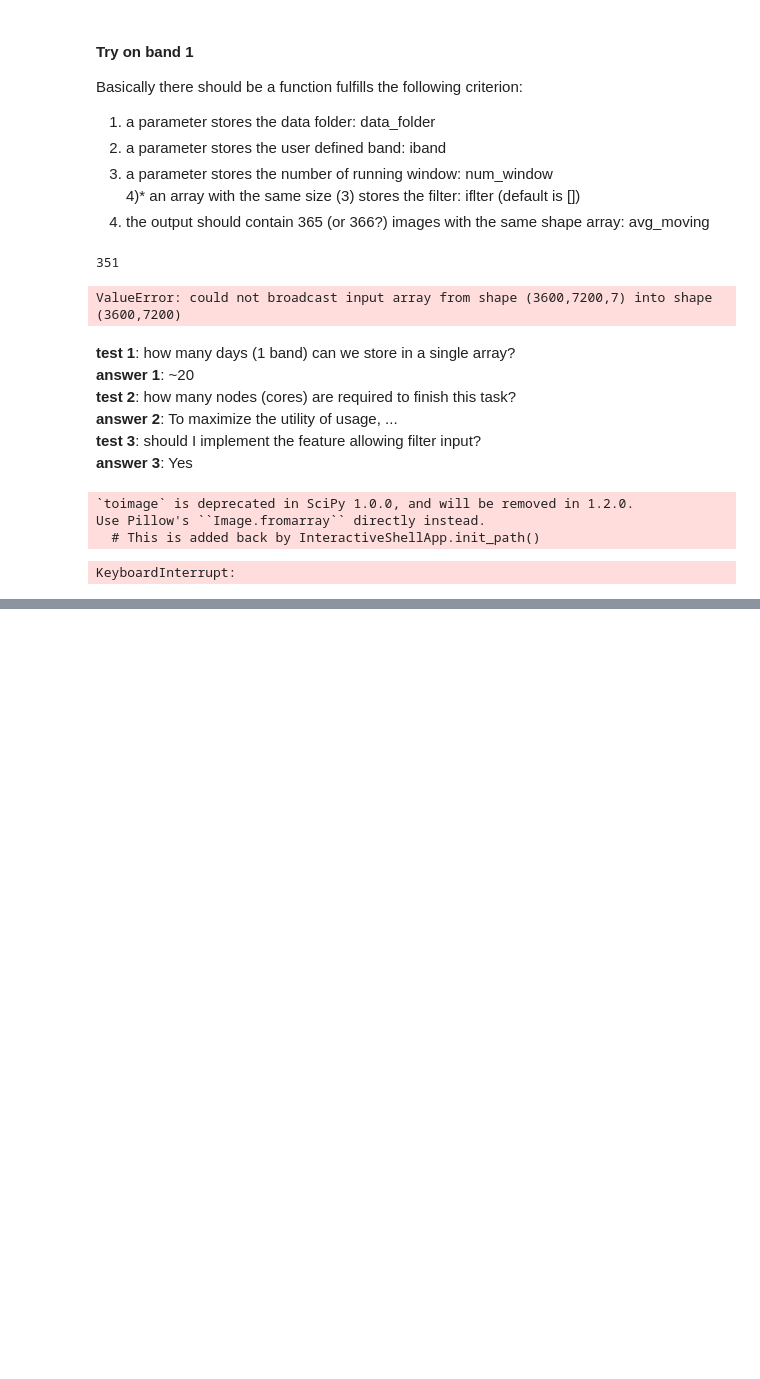
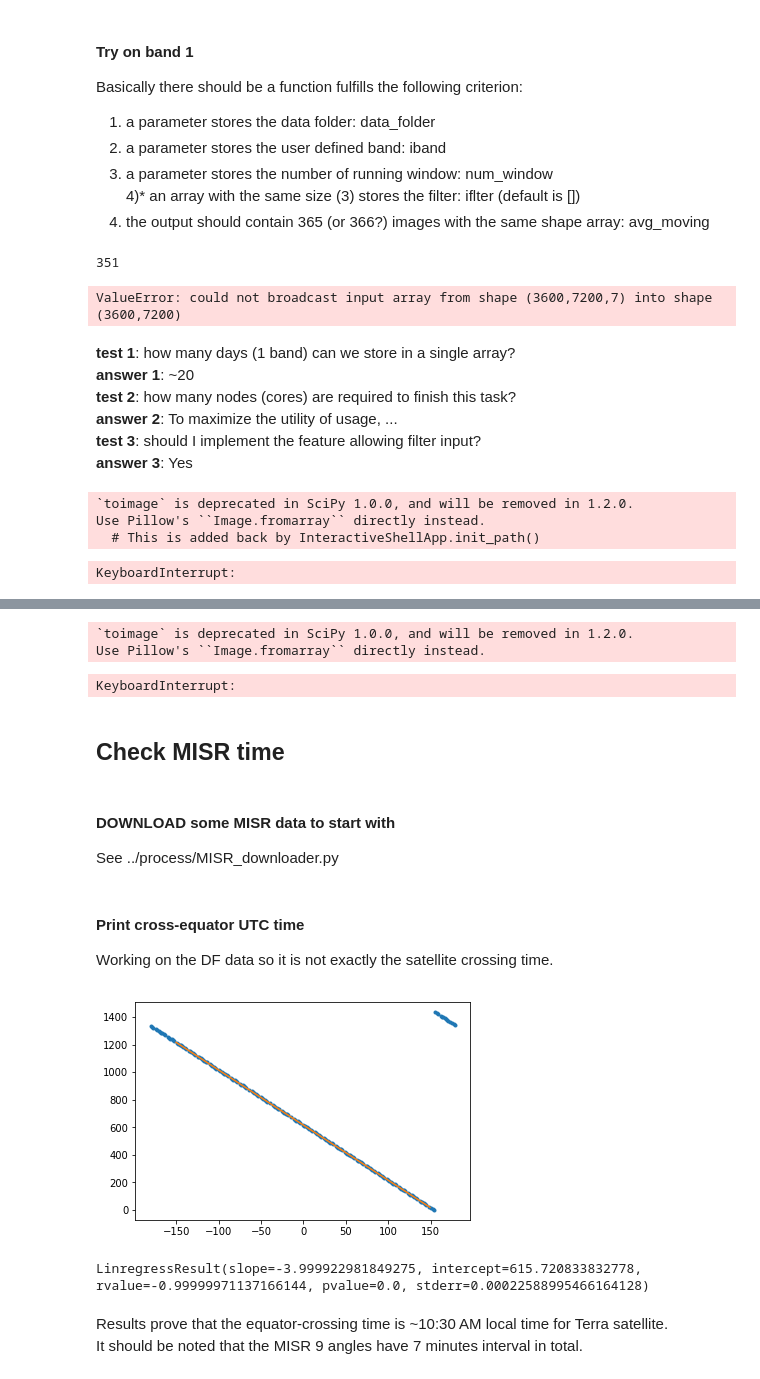
Before and after one commit to cloudy365/MODCM, a Jupyter notebook: scratch.ipynb, the cells around one changed output, grey strips where cells are left out. Drawn from its saved outputs; the diff is of its cells as text; code cells hidden in the pictures; blank space fills up the shorter version.

```diff
--- a/scratch.ipynb
+++ b/scratch.ipynb
@@ -568,0 +570,77 @@ from my_module import plt, toimage
+# %%
+import sys
+sys.path.append("/u/sciteam/smzyz/applications/lib/python2.7/site-packages")
+from my_module import np, plt, os, toimage, tqdm
+from my_module.plot import scale_image_2d, enhance_rgb
+
+
+def load_data(iband, iday):
+    fname = 'b{}_{}.npz'.format(iband, iday)
+    data_dir = os.path.join(WORKING_DIR, fname)
+    data_file = np.load(data_dir)
+    data = data_file['avg_moving'][:]
+    return data
+
+
+WORKING_DIR = "/u/sciteam/smzyz/scratch/results/MODIS_ClimateMarble_005deg/moving_average"
+
+
+for iday in tqdm(range(1, 366)):
+    r = load_data(1, iday)
+    g = load_data(4, iday)
+    b = load_data(3, iday)
+
+    rgb = np.dstack((r, g, b))
+
+    # enhance and save image
+#     enhanced_image = scale_image_2d(data, method='discrete', scale_factor=1)
+    enhanced_image = enhance_rgb(rgb, scale_method='RLT', scale_factors=[1, 1, 1])
+    toimage(enhanced_image).save('{}.png'.format(iday))
+# %% [output]
+`toimage` is deprecated in SciPy 1.0.0, and will be removed in 1.2.0.
+Use Pillow's ``Image.fromarray`` directly instead.
+KeyboardInterrupt:
+# %% [markdown]
+## Check MISR time
+# %% [markdown]
+#### DOWNLOAD some MISR data to start with
+See ../process/MISR_downloader.py
+# %% [markdown]
+#### Print cross-equator UTC time
+Working on the DF data so it is not exactly the satellite crossing time.
+# %%
+from my_module import np, mtk, os, tqdm, plt, linregress
+
+
+data_dir = "/u/sciteam/smzyz/scratch/data/MISR/MI1B2E.003/2010"
+
+
+lon = []
+time = []
+
+for ifile in os.listdir(data_dir):
+    if ifile.endswith('.hdf'):
+        idata = os.path.join(data_dir, ifile)
+        time_metadata = mtk.MtkFile(idata).time_metadata_read()
+        somxy = mtk.bls_to_somxy(time_metadata.path, 1100, 91, 20., 0.)
+        latlon = mtk.somxy_to_latlon(time_metadata.path, somxy[0], somxy[1])
+        time_latlon = time_metadata.pixel_time(somxy[0], somxy[1])
+#         print "{:7.2f}".format(latlon[1]), time_latlon[11:16]
+        lon.append(latlon[1])
+        time.append(int(time_latlon[11:16].split(':')[0])*60+int(time_latlon[11:16].split(':')[1]))
+
+
+lon = np.array(lon)
+time = np.array(time)
+plt.plot(lon, time, '.')
+plt.plot(np.arange(-150, 150), -4*np.arange(-150, 150)+615.720833832778)
+plt.show()
+
+
+print linregress(lon[lon<150], time[lon<150])
+# %% [output]
+[figure, added]
+LinregressResult(slope=-3.999922981849275, intercept=615.720833832778, rvalue=-0.99999971137166144, pvalue=0.0, stderr=0.00022588995466164128)
+# %% [markdown]
+Results prove that the equator-crossing time is ~10:30 AM local time for Terra satellite.
+It should be noted that the MISR 9 angles have 7 minutes interval in total.
```
Also changed, not shown: parts of 21 cells of this notebook, 5 other files.
